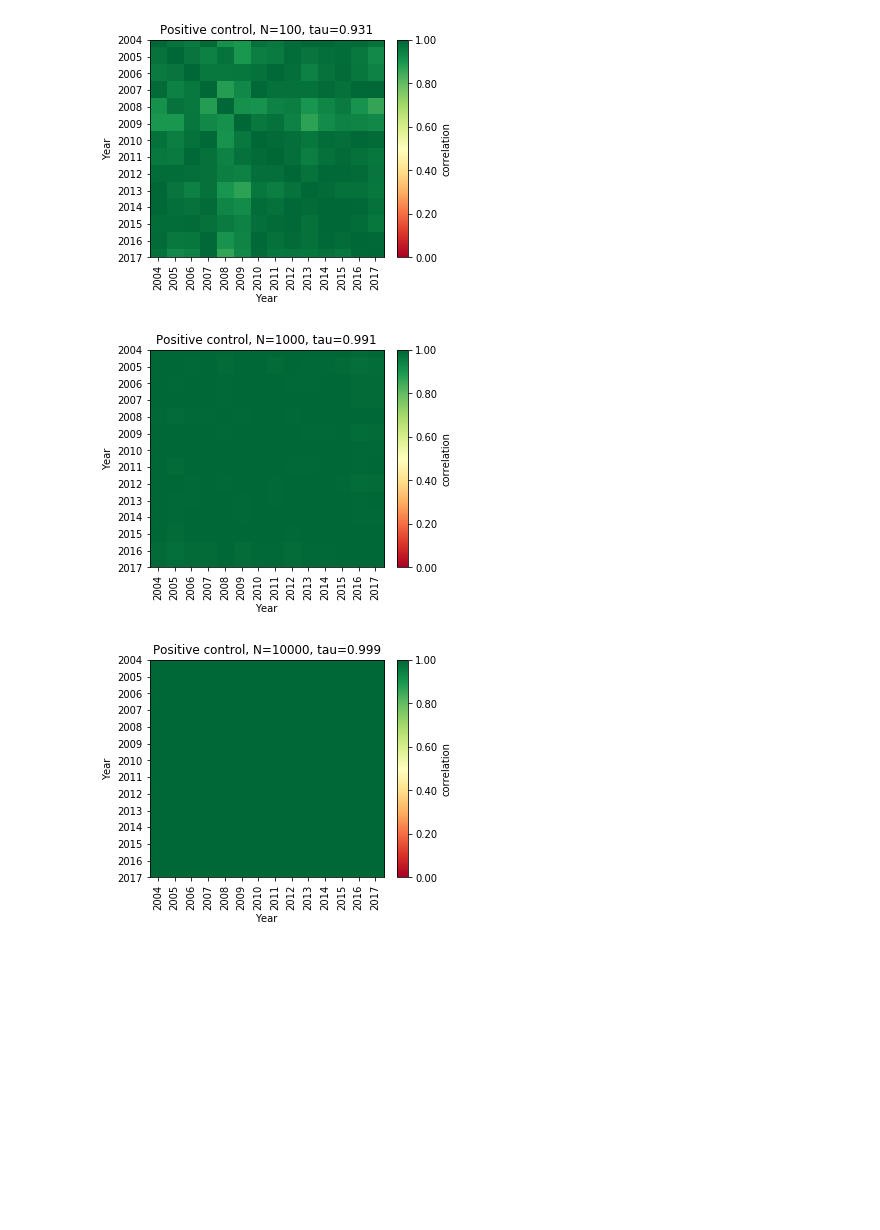
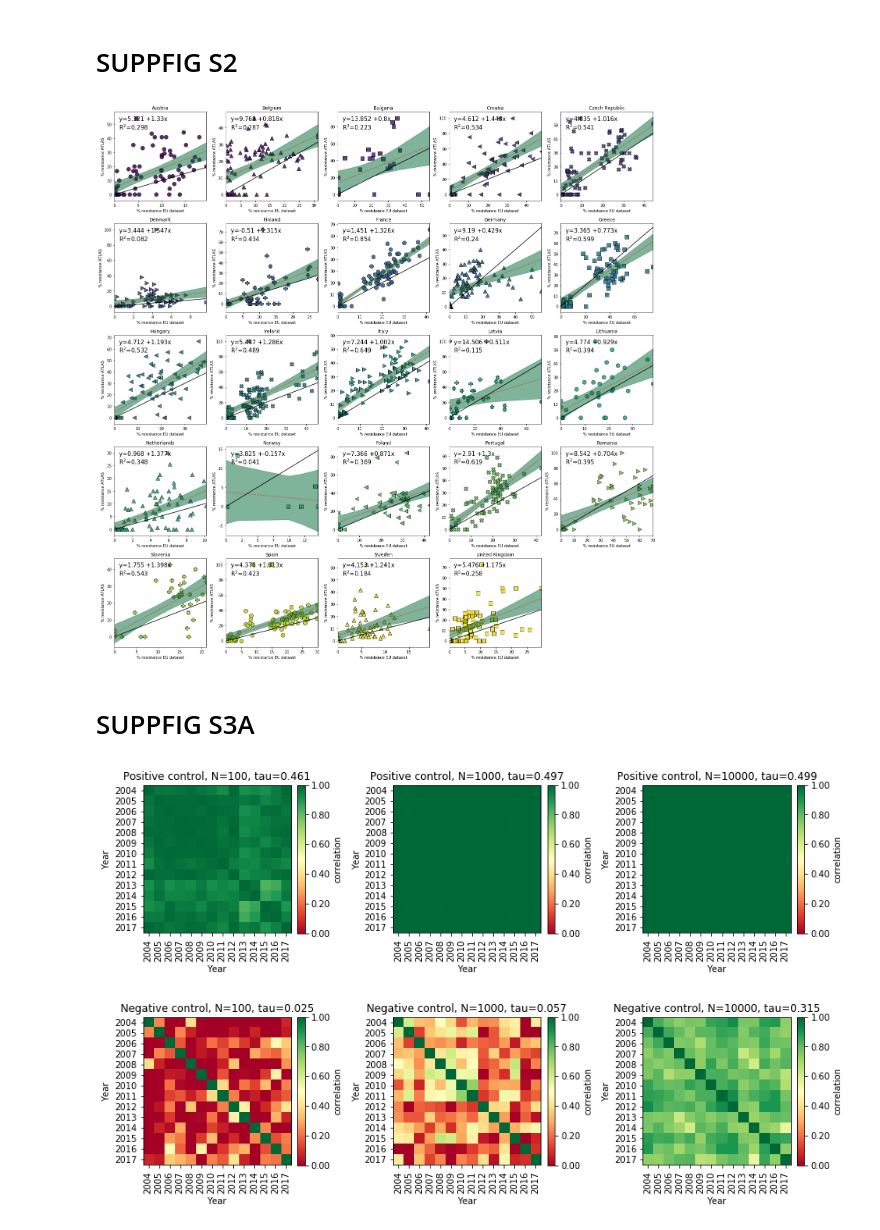
Before and after one commit to PabloCatalan/atlas, a Jupyter notebook: supp_figures.ipynb, the cells around one changed output. Saved outputs shown, nothing was run; the diff lists cells and outputs as text; code cells hidden in the pictures; blank space fills up the shorter version.

```diff
--- a/supp_figures.ipynb
+++ b/supp_figures.ipynb
@@ -7,39 +94,87 @@ from functions import *
+# %% [markdown]
+# SUPPFIG S2
+# %%
+RD=pd.read_excel('data/atlas_vs_ecdc.xls')
+#NOW PLOT EVERY COUNTRY
+fig=plt.figure(figsize=(20,20))
+cL=sorted(get_key(RD,'Country'))
+#colors and symbols for each country
+vals=np.linspace(0,1,len(cL))#each class will have one color
+cmap=plt.cm.colors.ListedColormap(plt.cm.viridis(vals))
+LS=['o', '^', 's', '<', 'X', '>', 'P']
+sM={}
+cM={}
+for i1,country in enumerate(cL):
+    cM[country]=cmap(i1/len(cL))
+    sM[country]=LS[i1%len(LS)]
+#PLOT
+color1='#006837'
+csDF=pd.read_csv('data/key_Country.txt', sep='\t', header=None, names=['Country','Size'])
+for i1,country in enumerate(cL):
+    ax=fig.add_subplot(5,5,i1+1)
+    RDC=RD[RD.Country==country]
+    xC=RDC['ECDCValue']
+    yC=RDC['ATLASValue']
+    x1,y_hat,lower,upper,R2, slope, intercept=LR(xC,yC)
+    ax.scatter(xC,yC,s=30,c='k', alpha=0.2)
+    ax.scatter(xC,yC,c=[cM[country]], s=100, edgecolors='k',alpha=0.8,
+               marker=sM[country])
+    ax.plot(x1,y_hat,'--r', alpha=0.5)
+    ax.set_title(country)
+    ax.fill_between(x1, lower, upper, color=color1, alpha=0.5)
+    ax.plot(x1,x1,'-k')
+    R2=np.round(R2*1000)/1000
+    slope=np.round(slope*1000)/1000
+    intercept=np.round(intercept*1000)/1000
+    ax.text(0.05, 0.80, 'R$^2$='+str(R2), fontsize=15, transform=ax.transAxes)
+    ax.text(0.05, 0.90, 'y='+str(intercept)+' +'+str(slope)+'x', fontsize=15, transform=ax.transAxes)
+    ax.set_xlabel('% resistance EU dataset')
+    ax.set_ylabel('% resistance ATLAS')
+    ax.set_yticklabels(ax.get_yticks())
+    ax.set_xticklabels(ax.get_xticks())
+    ax.yaxis.set_major_formatter(FormatStrFormatter('%d'))
+    ax.xaxis.set_major_formatter(FormatStrFormatter('%d'))
+    ax.set_xlim([0,min(100,max(x1))])
+fig.tight_layout()
+# %% [output]
+[figure, added]
+# %% [markdown]
+# SUPPFIG S3A
 # %%
-#SUPP FIG S3a
-
 #CONTROLS
 Y=range(2004,2018)
 bins=np.arange(-10.5,11.5,1)
 z=np.zeros(len(bins))
 NL=[100,1000,10000]
 #POSITIVE CONTROL
-for N in NL:
+fig=plt.figure(figsize=(12,36))
+for i,N in enumerate(NL):
     H=[z for y in Y]
     for j,y in enumerate(Y):
         RD=np.random.normal(0.0,1.0,N)
         h,b1=np.histogram(RD, bins=bins, density=True)
         H[j]=h
     H=np.array(H)
     R=np.corrcoef(H)
     tau,tauN=tautest(R)
-    fig=plt.figure()
-    ax=plt.gca()
+    ax=fig.add_subplot(1,len(NL),i+1)
     I=corrplot(R,Y,ax,fig,'Positive control, N='+str(N)+', tau='+str(tau)[0:5])
+fig.tight_layout()
 
 #NEGATIVE CONTROL
-for N in NL:
+fig=plt.figure(figsize=(12,36))
+for i,N in enumerate(NL):
     H=[z for y in Y]
     for j,y in enumerate(Y):
         RD=np.random.randint(-10,10+1,N)+np.random.normal(0,1,N)
         h,b1=np.histogram(RD, bins=bins, density=True)
         H[j]=h
     H=np.array(H)
     R=np.corrcoef(H)
     tau,tauN=tautest(R)
-    fig=plt.figure()
-    ax=plt.gca()
+    ax=fig.add_subplot(1,len(NL),i+1)
     I=corrplot(R,Y,ax,fig,'Negative control, N='+str(N)+', tau='+str(tau)[0:5])
+fig.tight_layout()
 # %% [output]
-[figure, old version]
+[figure, new version]
-[figure, old version]
+[figure, new version]
-[figure, removed]
```
Also changed, not shown: parts of 39 cells of this notebook, 2 other files.
